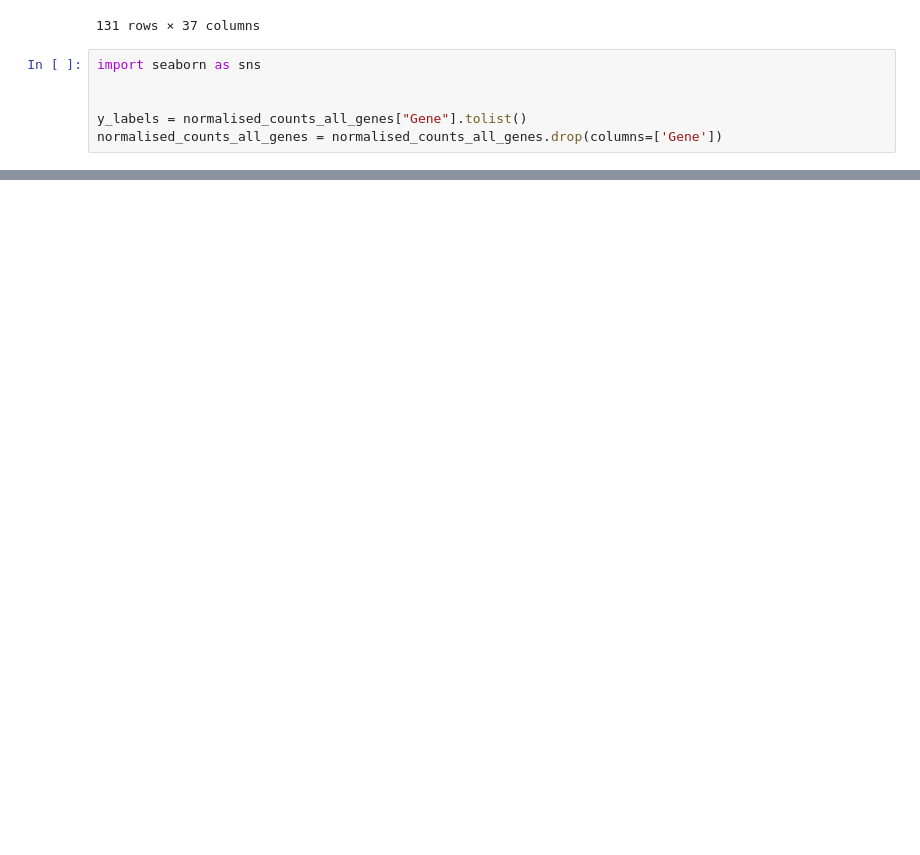
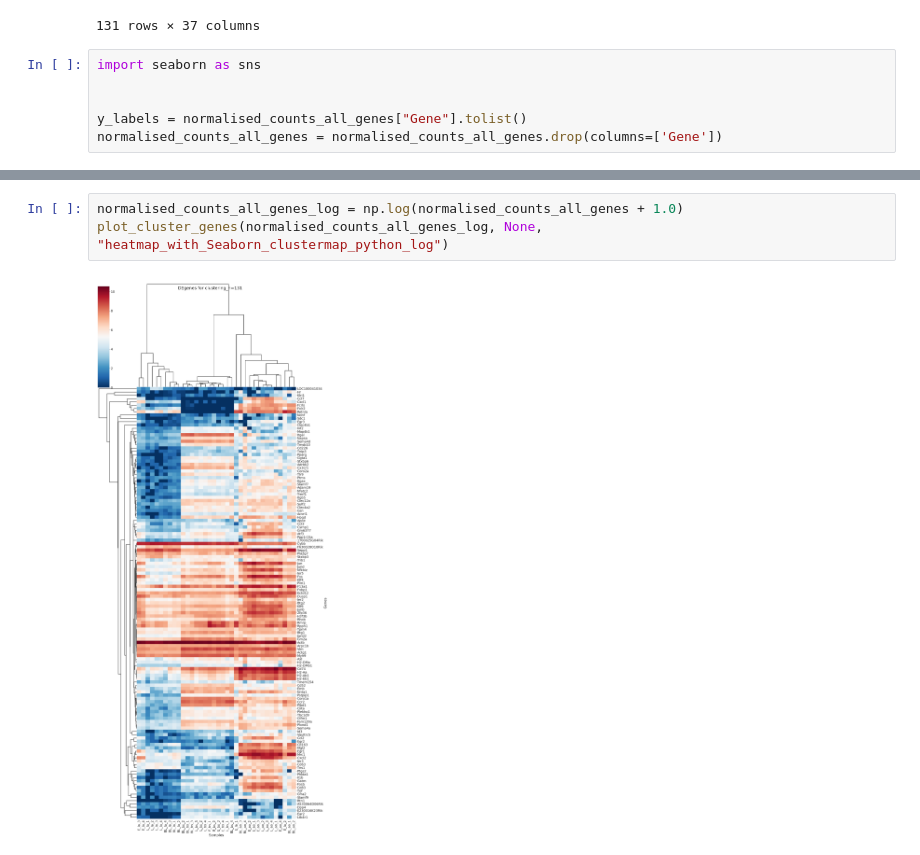
Before and after one commit to anuprulez/athero_clustering, a Jupyter notebook: Genes_Normalised_counts_clustering.ipynb, the cells around one changed output, grey strips where cells are left out. Saved outputs shown, nothing was run; the diff lists cells and outputs as text; blank space fills up the shorter version.

```diff
--- a/Genes_Normalised_counts_clustering.ipynb
+++ b/Genes_Normalised_counts_clustering.ipynb
@@ -56,0 +60,5 @@ g.savefig('heatmap_with_Seaborn_clustermap_python.png', dpi=300, figsize=fig_siz
+# %%
+normalised_counts_all_genes_log = np.log(normalised_counts_all_genes + 1.0)
+plot_cluster_genes(normalised_counts_all_genes_log, None, "heatmap_with_Seaborn_clustermap_python_log")
+# %% [output]
+[figure, added]
```
Also changed, not shown: parts of 4 cells of this notebook, 4 other files.
